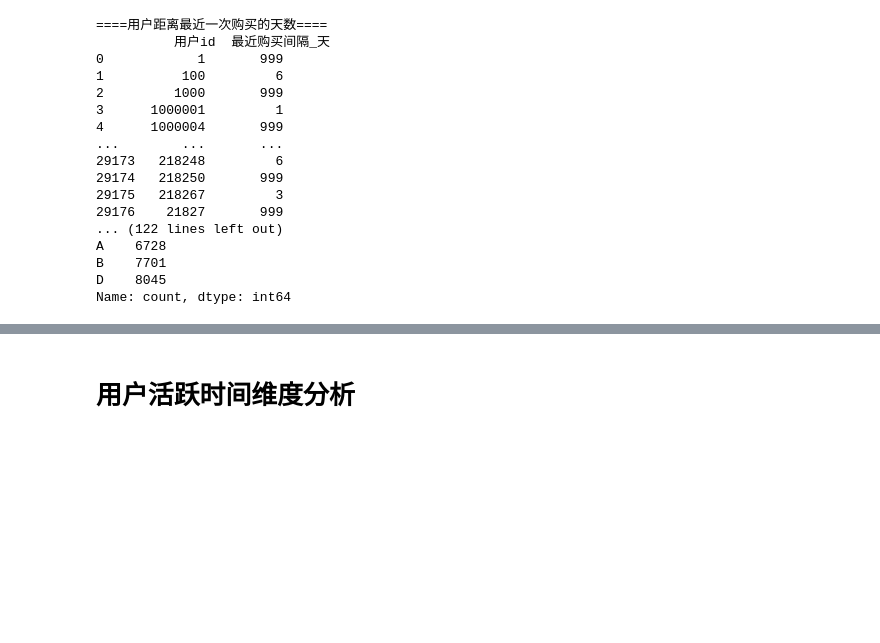
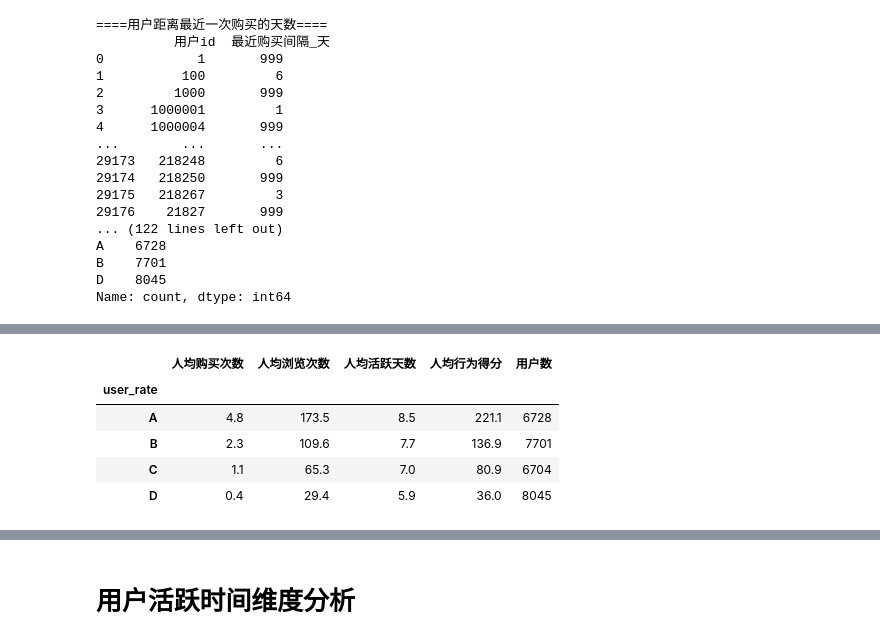
Before and after one commit to TAKA804/ECommerce-User-Analysis, a Jupyter notebook: 数分项目.ipynb, the cells around one changed output, grey strips where cells are left out. Cells and saved outputs as stored; diff of their text form; code cells hidden in the pictures; blank space fills up the shorter version.

```diff
--- a/数分项目.ipynb
+++ b/数分项目.ipynb
@@ -354,0 +448,9 @@ Name: count, dtype: int64
+# %%
+layer_profile.sort_index(ascending=False)
+# %% [output]
+|  | 人均购买次数 | 人均浏览次数 | 人均活跃天数 | 人均行为得分 | 用户数 |
+| user_rate |  |  |  |  |  |
+| A | 4.8 | 173.5 | 8.5 | 221.1 | 6728 |
+| B | 2.3 | 109.6 | 7.7 | 136.9 | 7701 |
+| C | 1.1 | 65.3 | 7.0 | 80.9 | 6704 |
+| D | 0.4 | 29.4 | 5.9 | 36.0 | 8045 |
```
Also changed, not shown: parts of 9 cells of this notebook, 2 other files.
